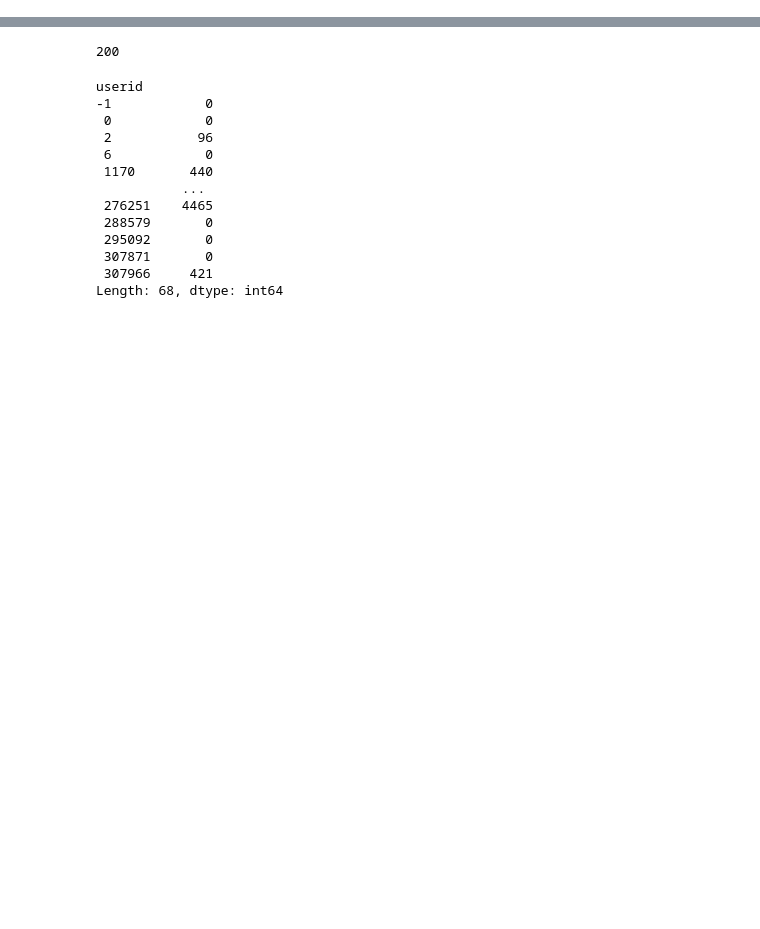
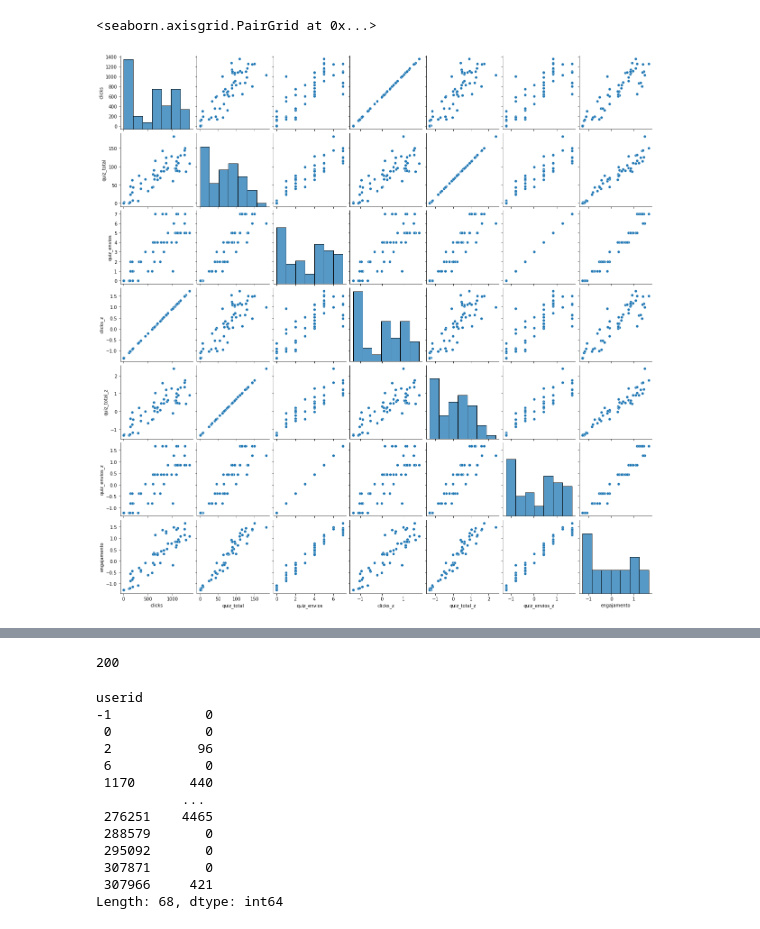
Before and after one commit to atp/edisc-analytics, a Jupyter notebook: Indicadores de Engajamento.ipynb, the cells around one changed output, grey strips where cells are left out. Saved outputs shown, nothing was run; the diff lists cells and outputs as text; code cells hidden in the pictures; blank space fills up the shorter version.

Commit message:
Notebook com codigo exemplo de como criar indicadores a partir de logs

```diff
--- a/Indicadores de Engajamento.ipynb
+++ b/Indicadores de Engajamento.ipynb
@@ -202,0 +119,6 @@ views = logs.groupby('userid').apply(nactions,components=[])
+# %%
+indicadores = indicadores.fillna(0)
+# %%
+# colocar nomes nas colunas
+indicadores.columns = ['clicks','quiz_total','quiz_envios']
+indicadores[:5]
@@ -202,0 +202,5 @@ views = logs.groupby('userid').apply(nactions,components=[])
+# %%
+indicadores['clicks_z'] = stats.zscore(indicadores['clicks'],ddof=1)
+indicadores['quiz_total_z'] = stats.zscore(indicadores['quiz_total'],ddof=1)
+indicadores['quiz_envios_z'] = stats.zscore(indicadores['quiz_envios'],ddof=1)
+indicadores
@@ -202,0 +224,5 @@ views = logs.groupby('userid').apply(nactions,components=[])
+# %%
+indicadores['engajamento'] = (indicadores['clicks_z'] +
+                              indicadores['quiz_total_z'] +
+                              2*indicadores['quiz_envios_z'])/4
+indicadores
@@ -202,0 +255,5 @@ views = logs.groupby('userid').apply(nactions,components=[])
+# %%
+sns.pairplot(indicadores)
+# %% [output]
+<seaborn.axisgrid.PairGrid at 0x...>
+[figure, added]
```
Also changed, not shown: parts of 57 cells of this notebook.
